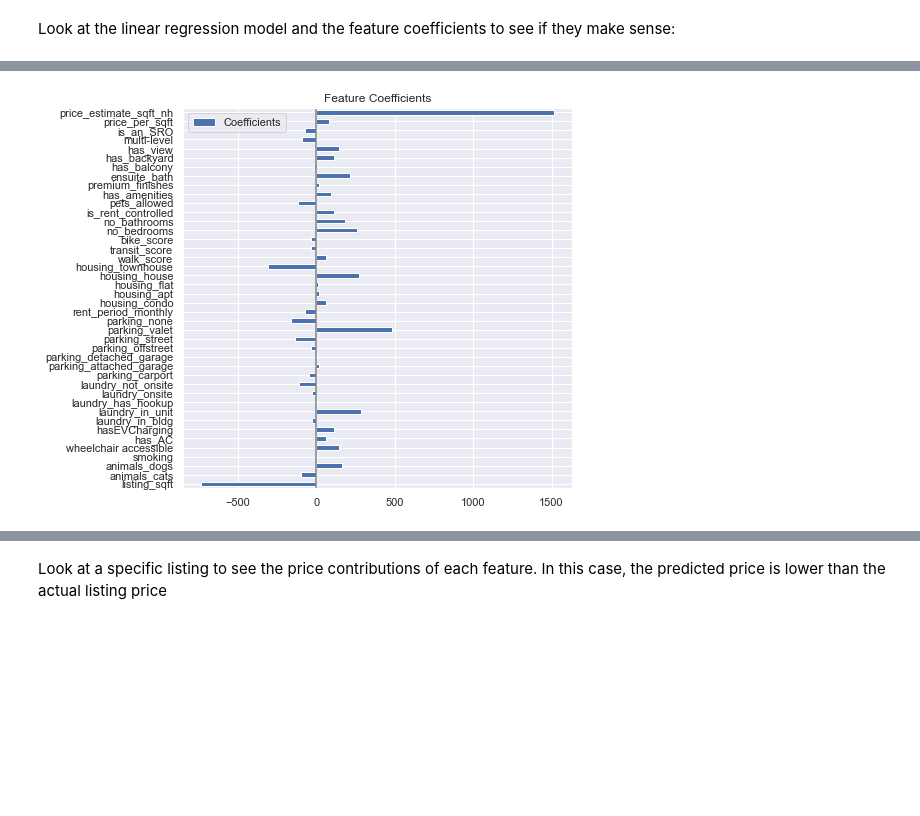
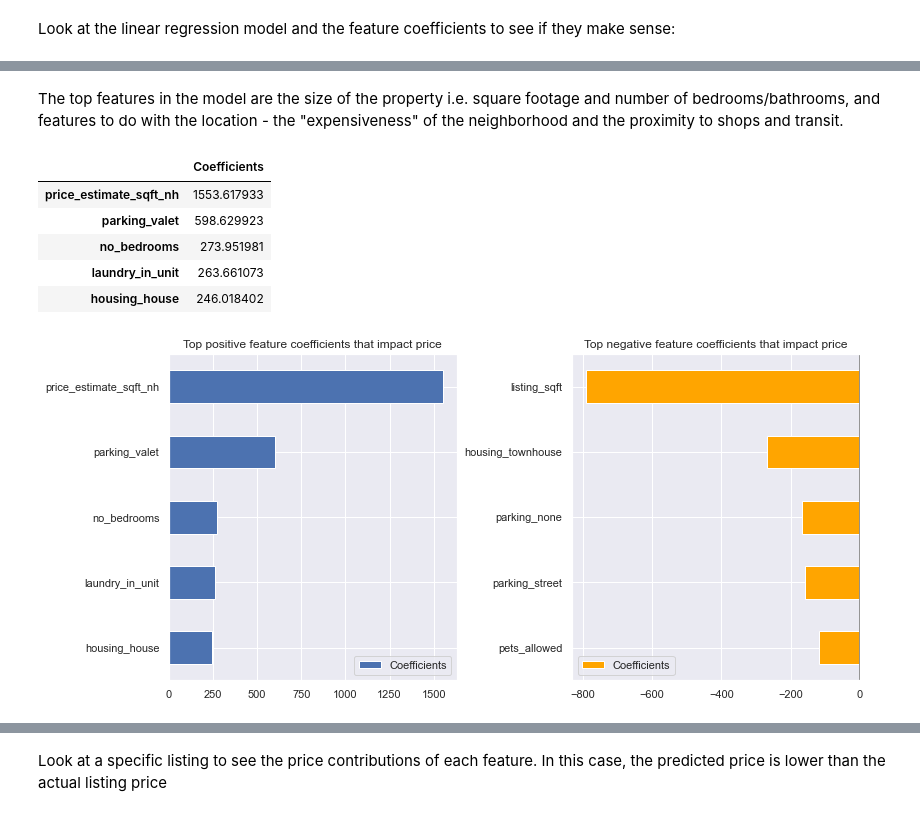
Before and after one commit to melissavhan/Craigslist-Rent-Prediction, a Jupyter notebook: notebooks/Craigslist_Preprocessing_Modeling_combined.ipynb, the cells around one changed output, grey strips where cells are left out. Saved outputs shown, nothing was run; the diff lists cells and outputs as text; code cells hidden in the pictures; blank space fills up the shorter version.

```diff
--- a/notebooks/Craigslist_Preprocessing_Modeling_combined.ipynb
+++ b/notebooks/Craigslist_Preprocessing_Modeling_combined.ipynb
@@ -436,9 +429,9 @@ We have the following variables for each unit/listing:
 # %% [markdown]
 ### Define functions to train and evaluate models, with cross validation
 # %%
-def train_model(model, param_grid, cv, metric, X_train, y_train):
+def train_model(model, param_grid, num_folds, metric, X_train, y_train):
     # Perform grid search cross validation to find the best parameters
-    cv = GridSearchCV(estimator = model, param_grid = param_grid, cv = cv, refit = True, scoring=metric, verbose=1)
+    cv = GridSearchCV(estimator = model, param_grid = param_grid, cv = num_folds, refit = True, scoring=metric, verbose=1)
     cv.fit(X_train, y_train)
     best_model = cv.best_estimator_
     print(f'Cross Validation best parameters: {cv.best_params_}')
@@ -489,7 +530,7 @@ def residual_barplot(y_pred, y_test, model):
 
 param_grid = {
     'alpha': [0.0001, 0.001, 0.01, 0.1, 0.25, 0.5, 0.75, 1, 1.25],
-    'max_iter': [500,1000,1500]
+    'max_iter': [1500]
 }
 
 model_sgd = train_model(SGDRegressor(penalty='elasticnet'), param_grid, 5, 'neg_mean_absolute_percentage_error', X_train, y_train)
@@ -895,13 +1056,32 @@ The top features in the model are the size of the property i.e. square footage a
+# %% [markdown]
+The top features in the model are the size of the property i.e. square footage and number of bedrooms/bathrooms, and features to do with the location - the "expensiveness" of the neighborhood and the proximity to shops and transit.
+# %%
+coefs = pd.DataFrame(
+   model_sgd.coef_,
+   columns=['Coefficients'], index=X_train.columns)
+
+coefs = coefs.sort_values(by='Coefficients', ascending=False)
+coefs.head(5)
+# %% [output]
+|  | Coefficients |
+| price_estimate_sqft_nh | 1553.617933 |
+| parking_valet | 598.629923 |
+| no_bedrooms | 273.951981 |
+| laundry_in_unit | 263.661073 |
+| housing_house | 246.018402 |
 # %%
-# Plot feature importance for stochastic gradient descent model
-coefs = pd.DataFrame(
-   model_sgd.coef_,
-   columns=['Coefficients'], index=X_train.columns
-)
+# Plot top positive and negative feature importances for stochastic gradient descent model
+fig, (ax1, ax2) = plt.subplots(1, 2)
 
-coefs.plot(kind='barh', figsize=(9, 7))
-plt.title('Feature Coefficients')
+coefs.head(5).sort_values(by='Coefficients').plot(kind='barh', ax=ax1, figsize=(16,6))
+ax1.set_title('Top positive feature coefficients that impact price')
+
 plt.axvline(x=0, color='.5')
-plt.subplots_adjust(left=.3)
+plt.subplots_adjust(wspace =.4)
+
+coefs.tail(5).plot(kind='barh', ax=ax2, color = 'orange')
+ax2.set_title('Top negative feature coefficients that impact price')
+plt.axvline(x=0, color='.5')
+plt.subplots_adjust(left =.3)
 # %% [output]
-[figure, old version]
+[figure, new version]
```
Also changed, not shown: parts of 84 cells of this notebook.
